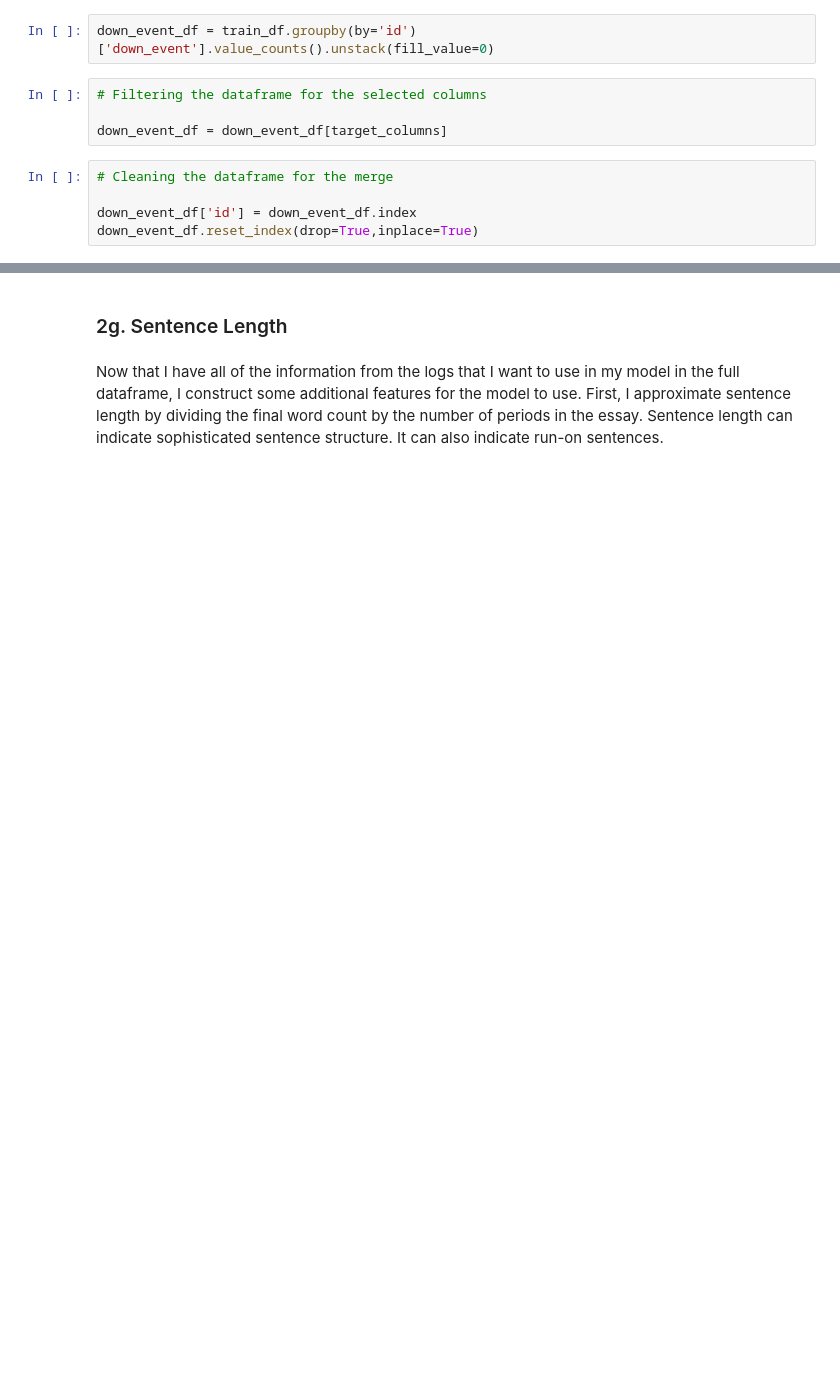
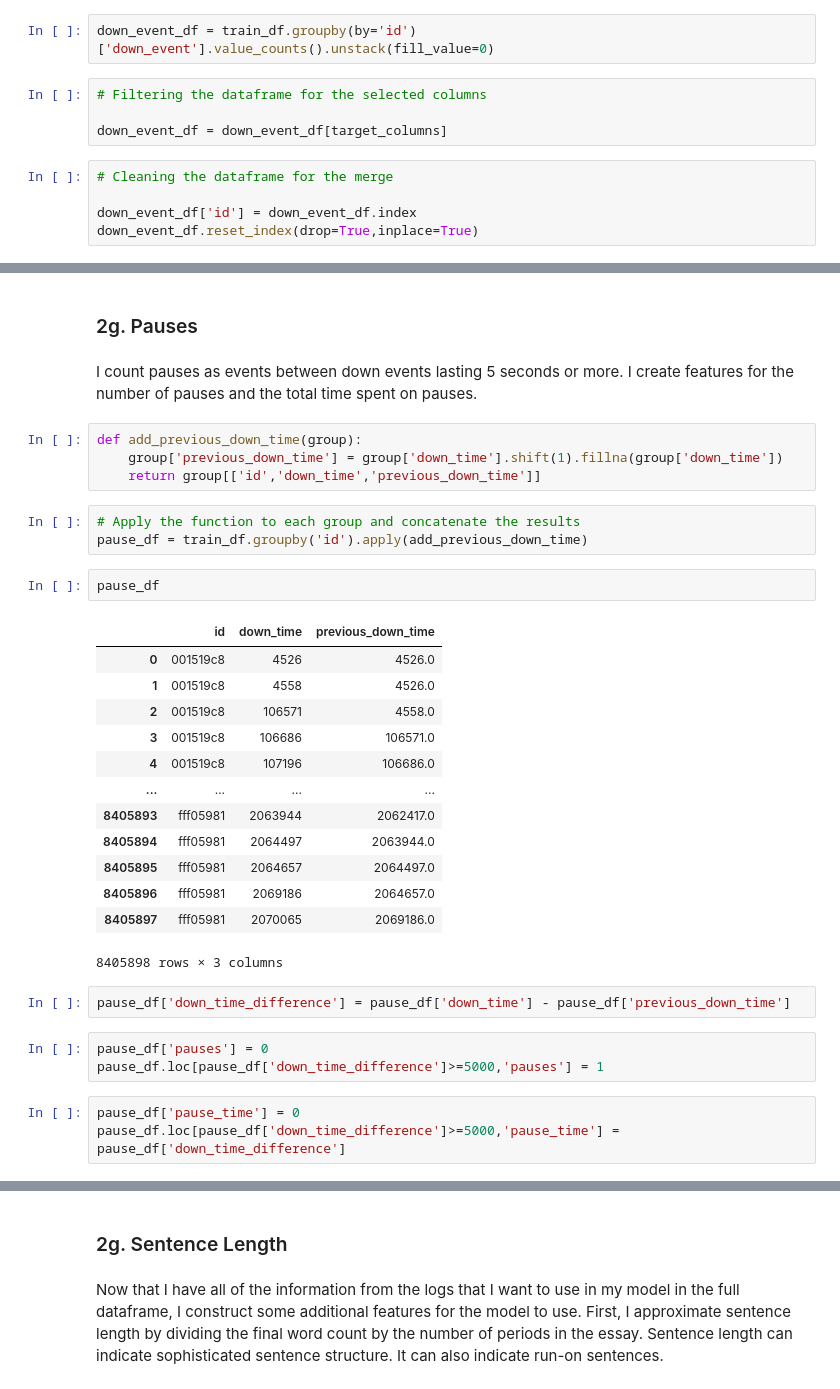
Before and after one commit to ahendricks2/EssayKeystrokes, a Jupyter notebook: Notebook_Final.ipynb, the cells around one changed output, grey strips where cells are left out. Drawn from its saved outputs; the diff is of its cells as text; blank space fills up the shorter version.

Commit message:
pauses added

```diff
--- a/Notebook_Final.ipynb
+++ b/Notebook_Final.ipynb
@@ -801,0 +794,35 @@ full_df
+# %% [markdown]
+### 2g. Pauses
+# %% [markdown]
+I count pauses as events between down events lasting 5 seconds or more. I create features for the number of pauses and the total time spent on pauses.
+# %%
+def add_previous_down_time(group):
+    group['previous_down_time'] = group['down_time'].shift(1).fillna(group['down_time'])
+    return group[['id','down_time','previous_down_time']]
+# %%
+# Apply the function to each group and concatenate the results
+pause_df = train_df.groupby('id').apply(add_previous_down_time)
+# %%
+pause_df
+# %% [output]
+|  | id | down_time | previous_down_time |
+| 0 | 001519c8 | 4526 | 4526.0 |
+| 1 | 001519c8 | 4558 | 4526.0 |
+| 2 | 001519c8 | 106571 | 4558.0 |
+| 3 | 001519c8 | 106686 | 106571.0 |
+| 4 | 001519c8 | 107196 | 106686.0 |
+| ... | ... | ... | ... |
+| 8405893 | fff05981 | 2063944 | 2062417.0 |
+| 8405894 | fff05981 | 2064497 | 2063944.0 |
+| 8405895 | fff05981 | 2064657 | 2064497.0 |
+| 8405896 | fff05981 | 2069186 | 2064657.0 |
+| 8405897 | fff05981 | 2070065 | 2069186.0 |
+8405898 rows × 3 columns
+# %%
+pause_df['down_time_difference'] = pause_df['down_time'] - pause_df['previous_down_time']
+# %%
+pause_df['pauses'] = 0
+pause_df.loc[pause_df['down_time_difference']>=5000,'pauses'] = 1
+# %%
+pause_df['pause_time'] = 0
+pause_df.loc[pause_df['down_time_difference']>=5000,'pause_time'] = pause_df['down_time_difference']
```
Also changed, not shown: parts of 45 cells of this notebook.
